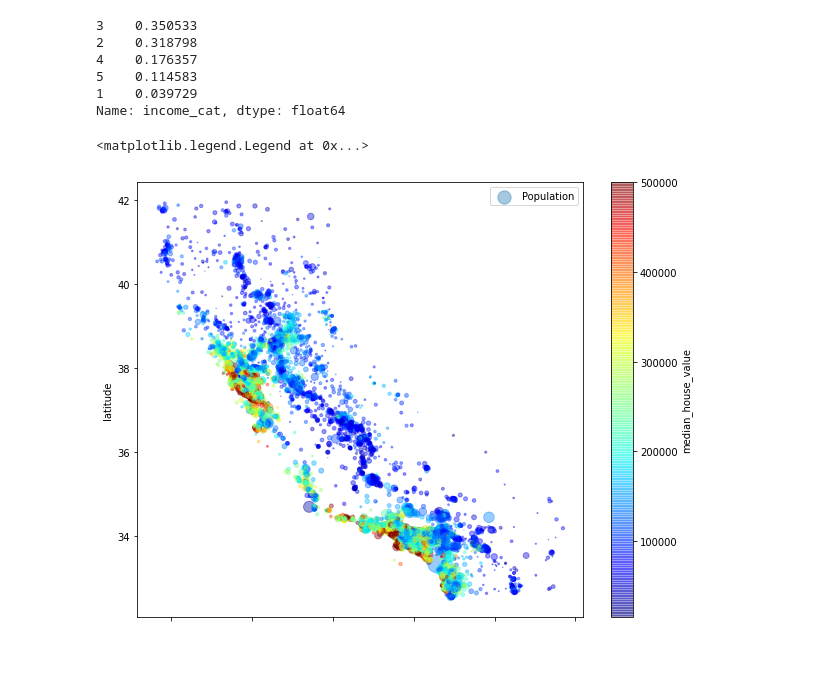
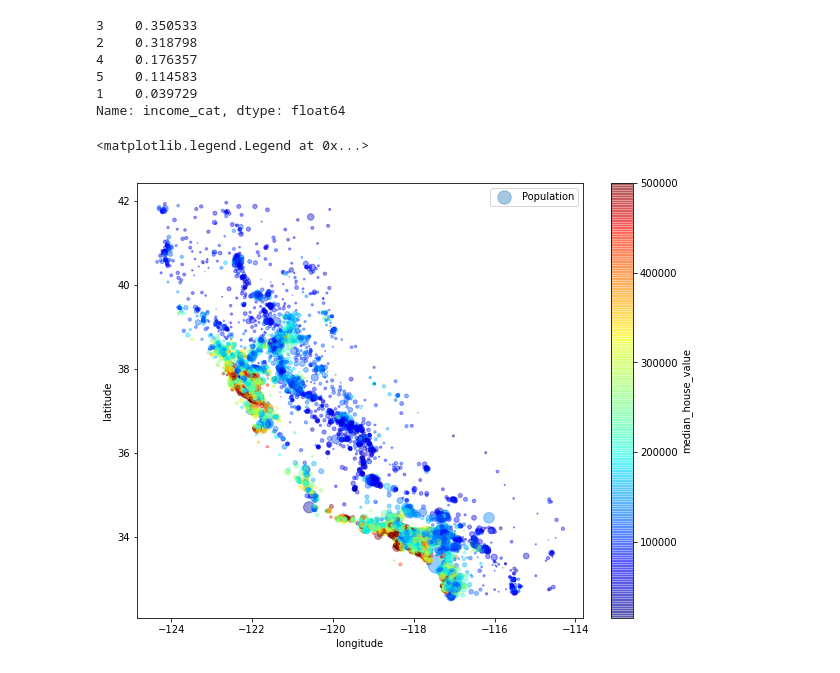
Before and after one commit to kevkevinpal/O-rileys-machine-learning, a Jupyter notebook: Housing.ipynb, the cells around one changed output. Cells and saved outputs as stored; diff of their text form; code cells hidden in the pictures.

```diff
--- a/Housing.ipynb
+++ b/Housing.ipynb
@@ -132,26 +132,27 @@ for set_ in (strat_train_set, strat_test_set):
 # %%
 # lets save the train set so we can play with is and now ruin the data
 
 housingDF = strat_train_set.copy()
 
 # lets also plot our data based on the longitude and laditude
 
 # Key for the scatter plot .plot() function from dataframe using matplotlib.pyplot
 # kind: 'type of plot you want'
 # x: bottom axis
 # y: left axis
 # alpha: 'opacity of the point'
 # s: 'radius of circle'
 # label: 'label for s attribute'
 # figsize: 'size of plot'
 # c: 'color scale'
 # cmap: 'color mapping'
 # colorbar: 'show color bar or not'
 
+fig, ax = plt.subplots()
 housingDF.plot(kind="scatter", x="longitude", y="latitude", alpha=.4,
                s=housingDF["population"]/100, label="Population", figsize=(10,8),
-              c="median_house_value", cmap=plt.get_cmap("jet"), colorbar=True,)
+              c="median_house_value", cmap=plt.get_cmap("jet"), colorbar=True, ax=ax)
 plt.legend()
 # %% [output]
 <matplotlib.legend.Legend at 0x...>
-[figure, old version]
+[figure, new version]
```
